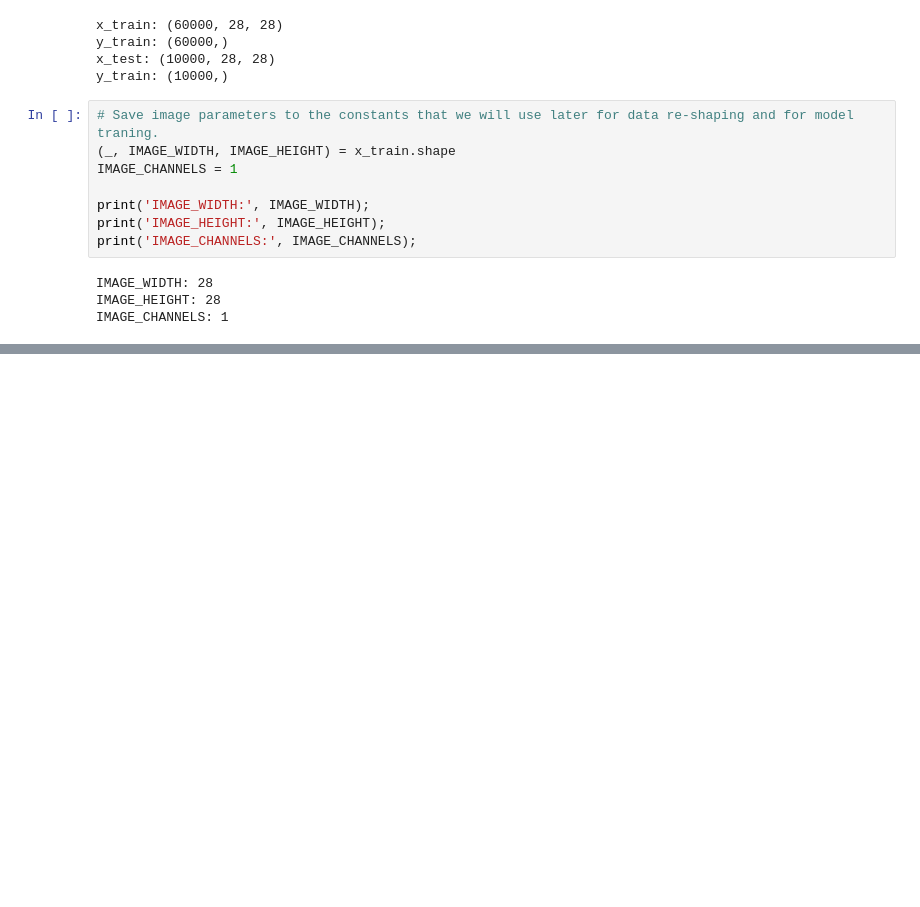
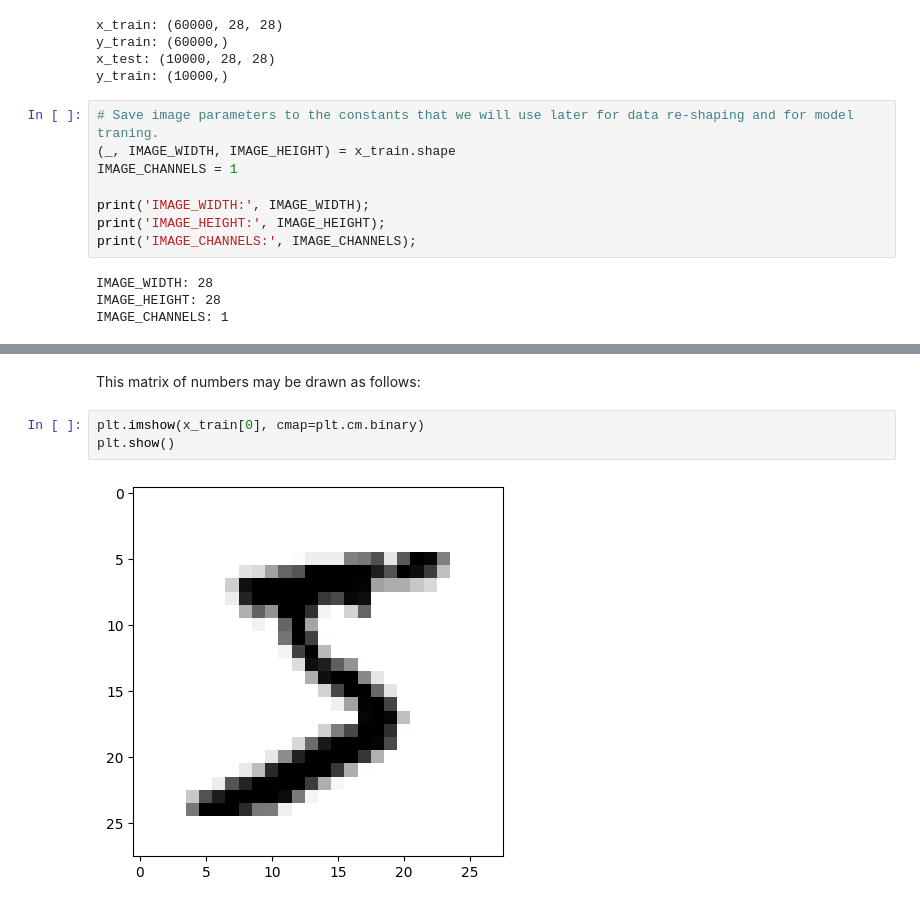
Before and after one commit to Maruf520/handwritten-digit-recognizer, a Jupyter notebook: digits_recognition.ipynb, the cells around one changed output, grey strips where cells are left out. Cells and saved outputs as stored; diff of their text form; blank space fills up the shorter version.

```diff
--- a/digits_recognition.ipynb
+++ b/digits_recognition.ipynb
@@ -51,0 +75,7 @@ IMAGE_CHANNELS: 1
+# %% [markdown]
+This matrix of numbers may be drawn as follows:
+# %%
+plt.imshow(x_train[0], cmap=plt.cm.binary)
+plt.show()
+# %% [output]
+[figure, added]
```
Also changed, not shown: parts of 4 cells of this notebook.
